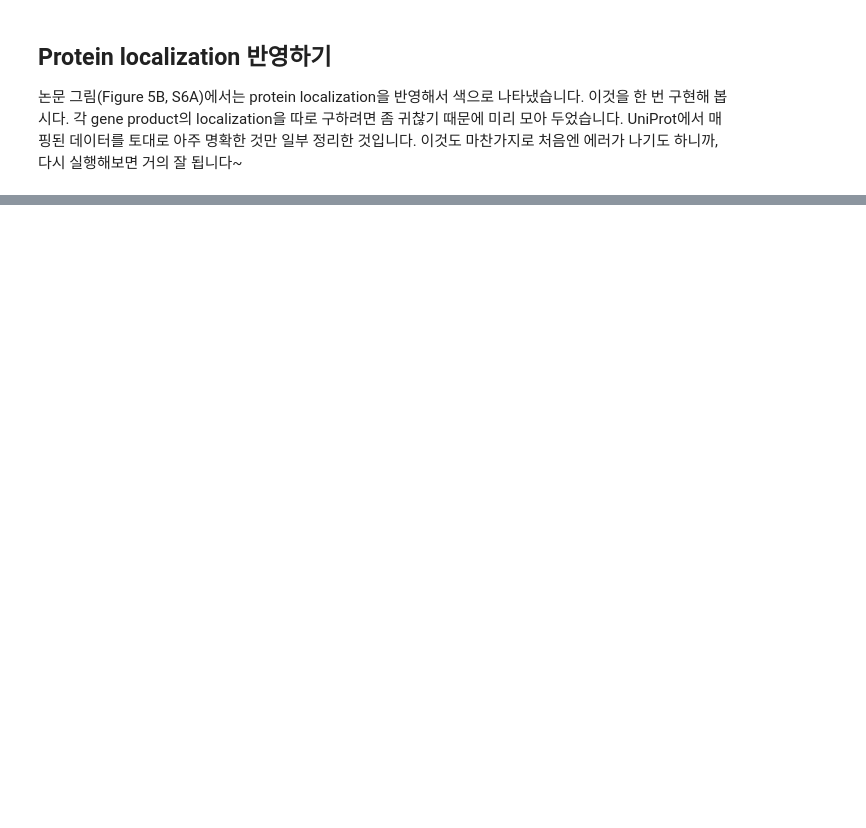
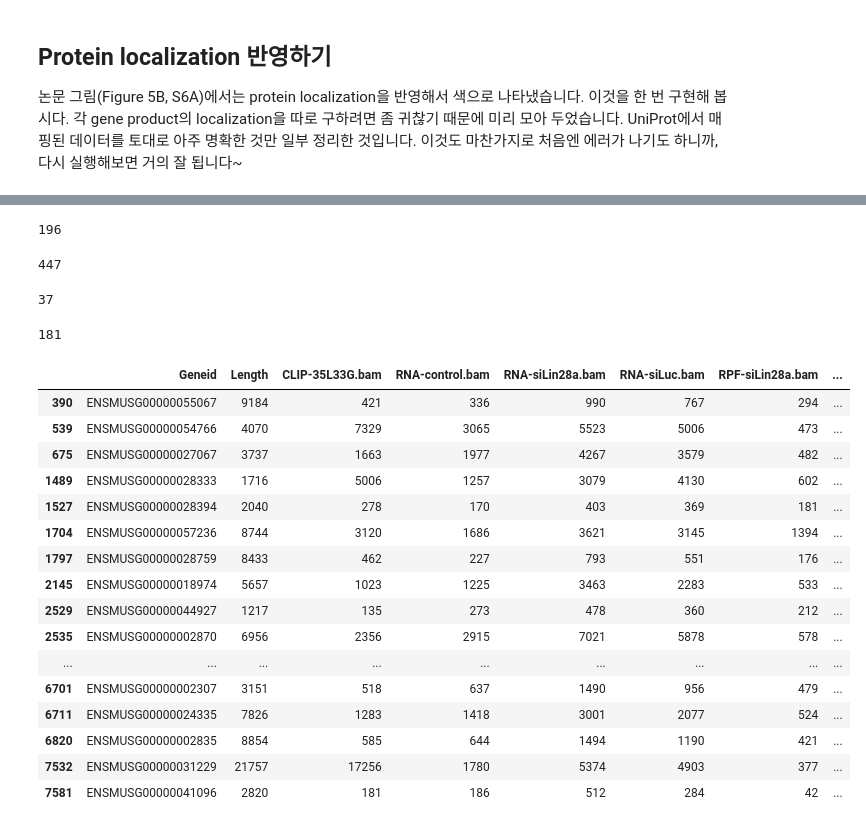
Before and after one commit to AAJ0225/JHJ_bioinfo_project, a Jupyter notebook: JHJ_CoLab_TermProj_2024_1.ipynb, the cells around one changed output, grey strips where cells are left out. Drawn from its saved outputs; the diff is of its cells as text; code cells hidden in the pictures; blank space fills up the shorter version.

```diff
--- a/JHJ_CoLab_TermProj_2024_1.ipynb
+++ b/JHJ_CoLab_TermProj_2024_1.ipynb
@@ -163,0 +491,4 @@ for i in range(len(cnts1)):
+# %%
+merged_df = pd.merge(cnts1, ensemblmap_df, left_on = 'Geneid', right_on = 'Value')
+merged_df.rename(columns={'Key':'Genename'}, inplace = True)
+merged_df
@@ -163,0 +596,4 @@ for i in range(len(cnts1)):
+# %%
+GO_merge = pd.merge(merged_df, read_gaf_df_subset2, left_on = 'Genename', right_on = 'DB_Object_Symbol')
+GO_merge_subset = GO_merge[['Geneid', 'Length','CLIP-35L33G.bam','RNA-control.bam','RNA-siLin28a.bam','RNA-siLuc.bam','RPF-siLin28a.bam','RPF-siLuc.bam','clip_enrichment','rden_change','Genename','GO_ID']]
+GO_merge_subset
@@ -163,0 +614,7 @@ for i in range(len(cnts1)):
+# %%
+# inf 값을 NaN으로 대체
+GO_merge_subset.replace([np.inf, -np.inf], np.nan, inplace=True)
+
+# NaN 값을 포함하는 행을 제거
+GO_merge_subset.dropna(inplace=True)
+GO_merge_subset
@@ -163,0 +643,10 @@ for i in range(len(cnts1)):
+# %%
+def filter_df_by_GO(go_ids, go_id_nots):
+    # 특정 GO_ID를 가지는 행 필터링
+    filtered_df = GO_merge_subset[GO_merge_subset['GO_ID'].apply(lambda x: any(go_id in x for go_id in go_ids)) & GO_merge_subset['GO_ID'].apply(lambda x: all(go_id_not not in x for go_id_not in go_id_nots))]
+    return filtered_df
+
+# 사용 예시
+go_id = ['GO:0005634']
+go_id_not = ['GO:0031966']
+result = filter_df_by_GO(go_id, go_id_not)
@@ -163,0 +708,51 @@ for i in range(len(cnts1)):
+# %%
+go_id = ['GO:0009986','GO:0009928', 'GO:0009929']
+go_id_not = ['GO:0031966']
+Cell_surface = filter_df_by_GO(go_id, go_id_not)
+len(Cell_surface)
+# %% [output]
+196
+# %%
+go_id = ['GO:0005794']
+go_id_not = ['GO:0031966']
+Golgi_apparatus = filter_df_by_GO(go_id, go_id_not)
+len(Golgi_apparatus)
+# %% [output]
+447
+# %%
+go_id = ['GO:0000786','GO:0000787', 'GO:0000788', 'GO:0005718']
+go_id_not = []
+Nucleosome = filter_df_by_GO(go_id, go_id_not)
+len(Nucleosome)
+# %% [output]
+37
+# %%
+go_id = ['GO:0005509']
+go_id_not = ['GO:0031966']
+Calcium_ion_binding = filter_df_by_GO(go_id, go_id_not)
+len(Calcium_ion_binding)
+# %% [output]
+181
+# %%
+go_id = ['GO:0006334']
+go_id_not = ['none']
+Nucleosome_assembly = filter_df_by_GO(go_id, go_id_not)
+len(Nucleosome_assembly)
+# %% [output]
+|  | Geneid | Length | CLIP-35L33G.bam | RNA-control.bam | RNA-siLin28a.bam | RNA-siLuc.bam | RPF-siLin28a.bam | ... |
+| 390 | ENSMUSG00000055067 | 9184 | 421 | 336 | 990 | 767 | 294 | ... |
+| 539 | ENSMUSG00000054766 | 4070 | 7329 | 3065 | 5523 | 5006 | 473 | ... |
+| 675 | ENSMUSG00000027067 | 3737 | 1663 | 1977 | 4267 | 3579 | 482 | ... |
+| 1489 | ENSMUSG00000028333 | 1716 | 5006 | 1257 | 3079 | 4130 | 602 | ... |
+| 1527 | ENSMUSG00000028394 | 2040 | 278 | 170 | 403 | 369 | 181 | ... |
+| 1704 | ENSMUSG00000057236 | 8744 | 3120 | 1686 | 3621 | 3145 | 1394 | ... |
+| 1797 | ENSMUSG00000028759 | 8433 | 462 | 227 | 793 | 551 | 176 | ... |
+| 2145 | ENSMUSG00000018974 | 5657 | 1023 | 1225 | 3463 | 2283 | 533 | ... |
+| 2529 | ENSMUSG00000044927 | 1217 | 135 | 273 | 478 | 360 | 212 | ... |
+| 2535 | ENSMUSG00000002870 | 6956 | 2356 | 2915 | 7021 | 5878 | 578 | ... |
+| ... | ... | ... | ... | ... | ... | ... | ... | ... |
+| 6701 | ENSMUSG00000002307 | 3151 | 518 | 637 | 1490 | 956 | 479 | ... |
+| 6711 | ENSMUSG00000024335 | 7826 | 1283 | 1418 | 3001 | 2077 | 524 | ... |
+| 6820 | ENSMUSG00000002835 | 8854 | 585 | 644 | 1494 | 1190 | 421 | ... |
+| 7532 | ENSMUSG00000031229 | 21757 | 17256 | 1780 | 5374 | 4903 | 377 | ... |
+| 7581 | ENSMUSG00000041096 | 2820 | 181 | 186 | 512 | 284 | 42 | ... |
```
Also changed, not shown: parts of 49 cells of this notebook, 1 other file.
